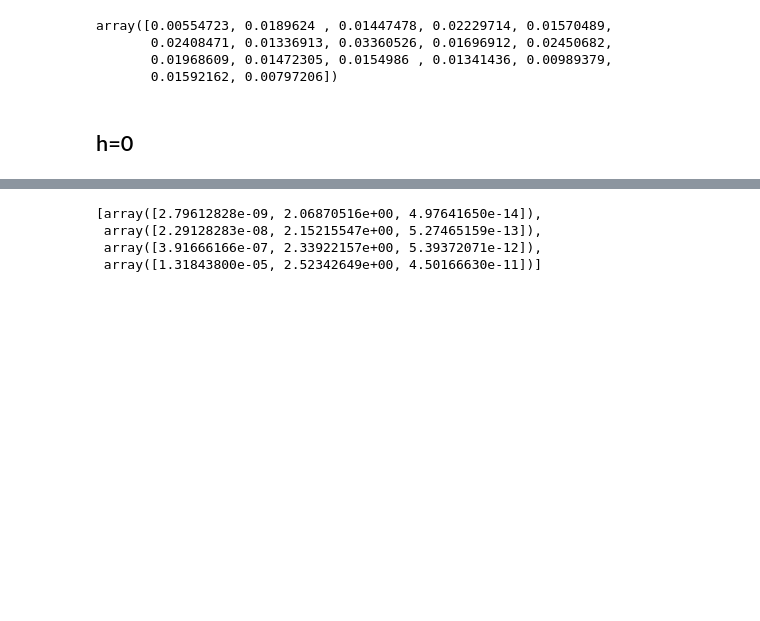
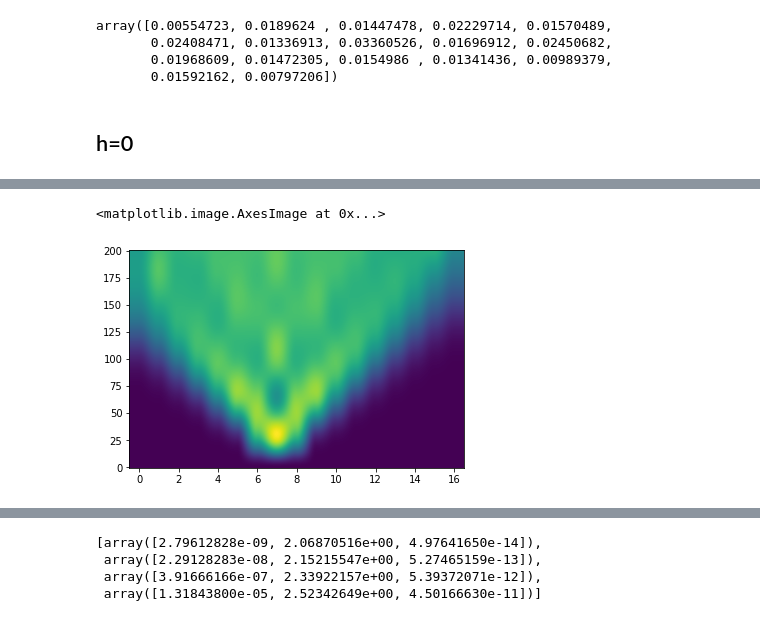
Before and after one commit to mkm2/WorkingFolder, a Jupyter notebook: notebooks/Analysis/Short_Time_Behaviour.ipynb, the cells around one changed output, grey strips where cells are left out. Drawn from its saved outputs; the diff is of its cells as text; code cells hidden in the pictures; blank space fills up the shorter version.

```diff
--- a/notebooks/Analysis/Short_Time_Behaviour.ipynb
+++ b/notebooks/Analysis/Short_Time_Behaviour.ipynb
@@ -163 +163,6 @@ No artists with labels found to put in legend.  Note that artists whose label st
 [figure]
+# %%
+plt.imshow(res[0],origin="lower",aspect="auto")
+# %% [output]
+<matplotlib.image.AxesImage at 0x...>
+[figure, added]
```
Also changed, not shown: parts of 6 cells of this notebook, 45 other files.
